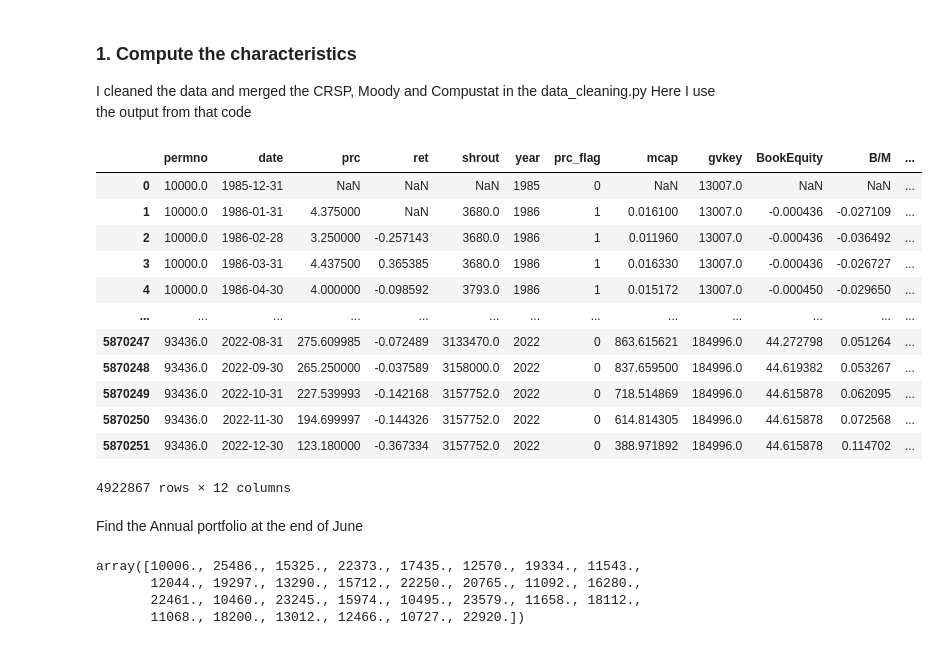
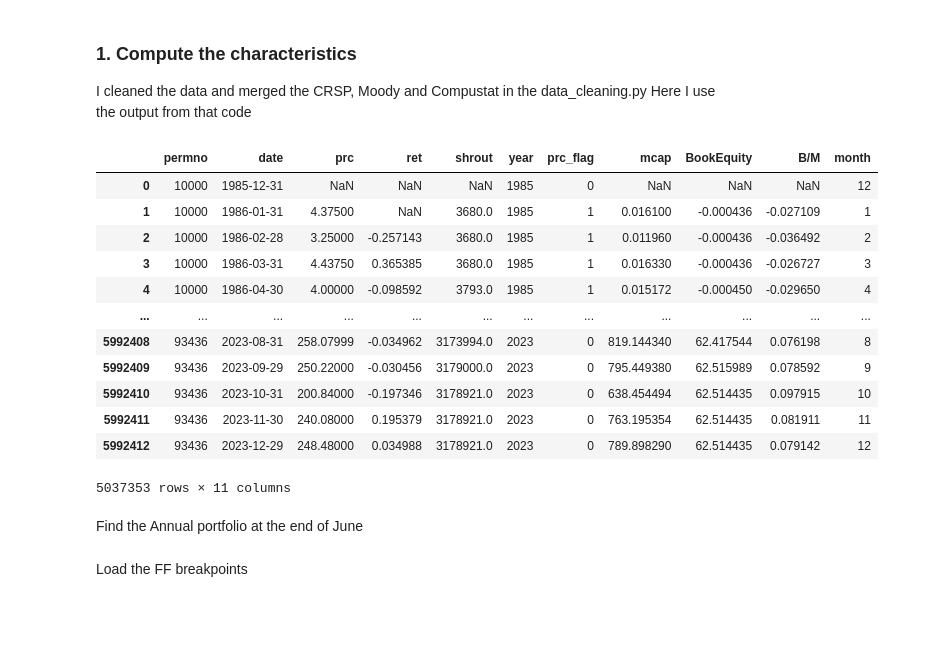
Before and after one commit to mortezaaghajanzadeh/BDAP, a Jupyter notebook: Assignments/Assignment 2/Assignment2.ipynb, the cells around one changed output. Saved outputs shown, nothing was run; the diff lists cells and outputs as text; code cells hidden in the pictures; blank space fills up the shorter version.

```diff
--- a/Assignments/Assignment 2/Assignment2.ipynb
+++ b/Assignments/Assignment 2/Assignment2.ipynb
@@ -10,36 +11,35 @@ I cleaned the data and merged the CRSP, Moody and Compustat in the data_cleaning
 Here I use the output from that code
 # %%
 # Load the cleaned and merged data
-df = pd.read_csv('out/monthly_return_book_value.csv')
+df = pd.read_csv('out/monthly_return_book_value.csv').drop(columns=['gvkey'])
 df['B/M'] = df.BookEquity/df.mcap
+df['B/M'] = df['B/M'].replace([np.inf, -np.inf], np.nan)
 df['date'] = pd.to_datetime(df['date'])
 df['month'] = df.date.dt.month
-df['year'] = df.date.dt.year
 df.drop_duplicates(subset=['date', 'permno'], inplace=True)
 df
 # %% [output]
-|  | permno | date | prc | ret | shrout | year | prc_flag | mcap | gvkey | BookEquity | B/M | ... |
-| 0 | 10000.0 | 1985-12-31 | NaN | NaN | NaN | 1985 | 0 | NaN | 13007.0 | NaN | NaN | ... |
-| 1 | 10000.0 | 1986-01-31 | 4.375000 | NaN | 3680.0 | 1986 | 1 | 0.016100 | 13007.0 | -0.000436 | -0.027109 | ... |
-| 2 | 10000.0 | 1986-02-28 | 3.250000 | -0.257143 | 3680.0 | 1986 | 1 | 0.011960 | 13007.0 | -0.000436 | -0.036492 | ... |
-| 3 | 10000.0 | 1986-03-31 | 4.437500 | 0.365385 | 3680.0 | 1986 | 1 | 0.016330 | 13007.0 | -0.000436 | -0.026727 | ... |
-| 4 | 10000.0 | 1986-04-30 | 4.000000 | -0.098592 | 3793.0 | 1986 | 1 | 0.015172 | 13007.0 | -0.000450 | -0.029650 | ... |
-| ... | ... | ... | ... | ... | ... | ... | ... | ... | ... | ... | ... | ... |
-| 5870247 | 93436.0 | 2022-08-31 | 275.609985 | -0.072489 | 3133470.0 | 2022 | 0 | 863.615621 | 184996.0 | 44.272798 | 0.051264 | ... |
-| 5870248 | 93436.0 | 2022-09-30 | 265.250000 | -0.037589 | 3158000.0 | 2022 | 0 | 837.659500 | 184996.0 | 44.619382 | 0.053267 | ... |
-| 5870249 | 93436.0 | 2022-10-31 | 227.539993 | -0.142168 | 3157752.0 | 2022 | 0 | 718.514869 | 184996.0 | 44.615878 | 0.062095 | ... |
-| 5870250 | 93436.0 | 2022-11-30 | 194.699997 | -0.144326 | 3157752.0 | 2022 | 0 | 614.814305 | 184996.0 | 44.615878 | 0.072568 | ... |
-| 5870251 | 93436.0 | 2022-12-30 | 123.180000 | -0.367334 | 3157752.0 | 2022 | 0 | 388.971892 | 184996.0 | 44.615878 | 0.114702 | ... |
+|  | permno | date | prc | ret | shrout | year | prc_flag | mcap | BookEquity | B/M | month |
+| 0 | 10000 | 1985-12-31 | NaN | NaN | NaN | 1985 | 0 | NaN | NaN | NaN | 12 |
+| 1 | 10000 | 1986-01-31 | 4.37500 | NaN | 3680.0 | 1985 | 1 | 0.016100 | -0.000436 | -0.027109 | 1 |
+| 2 | 10000 | 1986-02-28 | 3.25000 | -0.257143 | 3680.0 | 1985 | 1 | 0.011960 | -0.000436 | -0.036492 | 2 |
+| 3 | 10000 | 1986-03-31 | 4.43750 | 0.365385 | 3680.0 | 1985 | 1 | 0.016330 | -0.000436 | -0.026727 | 3 |
+| 4 | 10000 | 1986-04-30 | 4.00000 | -0.098592 | 3793.0 | 1985 | 1 | 0.015172 | -0.000450 | -0.029650 | 4 |
+| ... | ... | ... | ... | ... | ... | ... | ... | ... | ... | ... | ... |
+| 5992408 | 93436 | 2023-08-31 | 258.07999 | -0.034962 | 3173994.0 | 2023 | 0 | 819.144340 | 62.417544 | 0.076198 | 8 |
+| 5992409 | 93436 | 2023-09-29 | 250.22000 | -0.030456 | 3179000.0 | 2023 | 0 | 795.449380 | 62.515989 | 0.078592 | 9 |
+| 5992410 | 93436 | 2023-10-31 | 200.84000 | -0.197346 | 3178921.0 | 2023 | 0 | 638.454494 | 62.514435 | 0.097915 | 10 |
+| 5992411 | 93436 | 2023-11-30 | 240.08000 | 0.195379 | 3178921.0 | 2023 | 0 | 763.195354 | 62.514435 | 0.081911 | 11 |
+| 5992412 | 93436 | 2023-12-29 | 248.48000 | 0.034988 | 3178921.0 | 2023 | 0 | 789.898290 | 62.514435 | 0.079142 | 12 |
-4922867 rows × 12 columns
+5037353 rows × 11 columns
 # %% [markdown]
 Find the Annual portfolio at the end of June
 # %%
-portfolio_selection = df.loc[df.month == 6].dropna()
-portfolio_selection = portfolio_selection.loc[portfolio_selection['B/M'] > 0]
+portfolio_selection = df.loc[df.month == 6].dropna(subset=['B/M'])
+# portfolio_selection = portfolio_selection.loc[portfolio_selection['B/M'] > 0]
+High_threshold = portfolio_selection.groupby('year')['B/M'].quantile(0.7).to_dict()
+Low_threshold = portfolio_selection.groupby('year')['B/M'].quantile(0.3).to_dict()
 High_portfolio = portfolio_selection.groupby('year').apply(lambda x: x.nlargest(30, 'B/M').permno.values).to_dict()
 Low_portfolio = portfolio_selection.groupby('year').apply(lambda x: x.nsmallest(30, 'B/M').permno.values).to_dict()
-# %% [output]
-array([10006., 25486., 15325., 22373., 17435., 12570., 19334., 11543.,
-       12044., 19297., 13290., 15712., 22250., 20765., 11092., 16280.,
-       22461., 10460., 23245., 15974., 10495., 23579., 11658., 18112.,
-       11068., 18200., 13012., 12466., 10727., 22920.])
+# %% [markdown]
+Load the FF breakpoints
```
Also changed, not shown: parts of 12 cells of this notebook, 1 other file.
